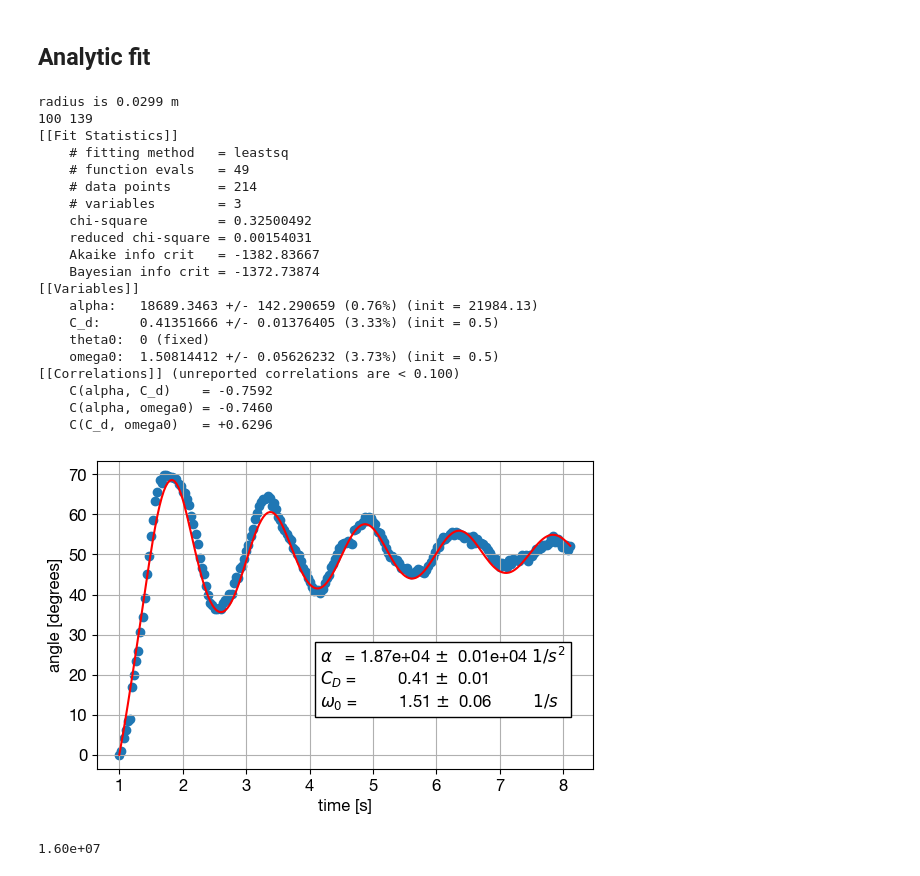
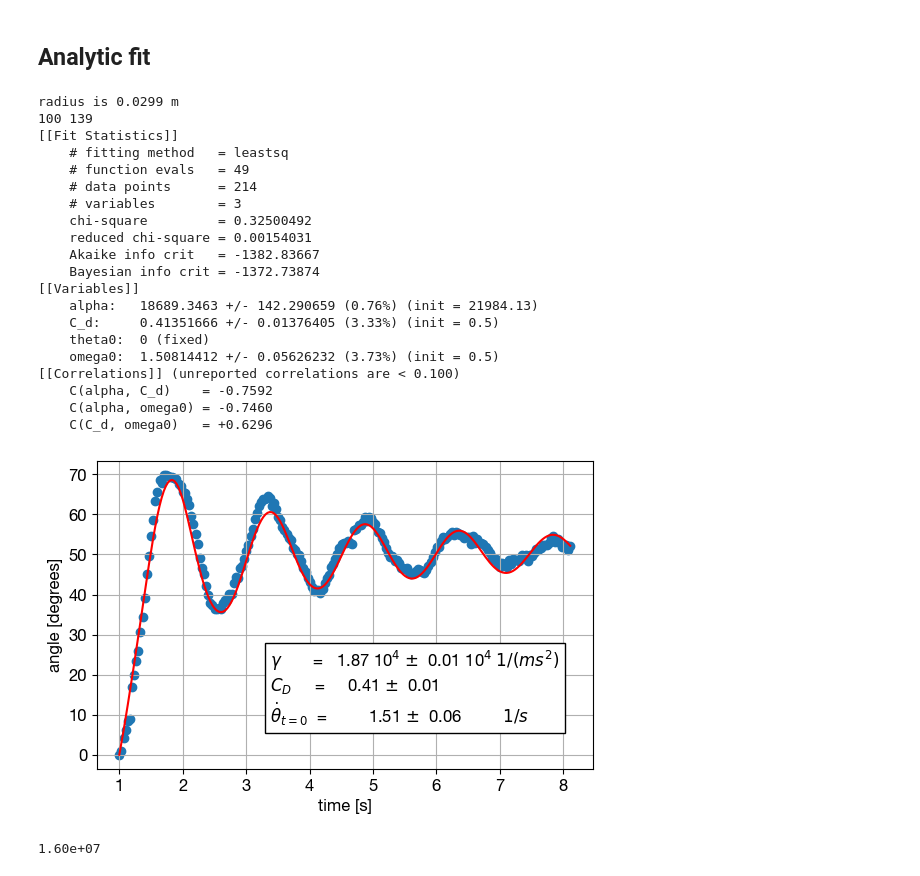
Before and after one commit to ebellincioni/floatingIce, a Jupyter notebook: 2024-05-09_rotations.ipynb, the cells around one changed output. Cells and saved outputs as stored; diff of their text form; code cells hidden in the pictures.

```diff
--- a/2024-05-09_rotations.ipynb
+++ b/2024-05-09_rotations.ipynb
@@ -305,39 +305,38 @@ plt.plot(t,np.rad2deg(data_fitted[:,0]),c='red')
 # plot and friends
 plt.scatter(t,np.rad2deg(theta_exp))
 props = dict(boxstyle='square', facecolor='white', alpha=1)
-textstr = r'$\alpha$   = ' + f'{result.params["alpha"].value:0<2.2e}'+r' $\pm$ '+f' {unumpy.std_devs(result.uvars["alpha"])/1e4:.2f}e+04'+r' $1/s^2$'+'\n' +\
-            r'$C_D$ = ' + f'\t{result.params["C_d"].value:0<4.2f}'+r' $\pm$ '+f' {unumpy.std_devs(result.uvars["C_d"]):0<4.2f}\n' +\
-            r'$\omega_{0}$ = ' + f'        {result.params["omega0"].value:0<4.2f}'+r' $\pm$ '+f' {unumpy.std_devs(result.uvars["omega0"]):0<4.2f}        '+r' $1/s$'
-plt.text(0.45,0.2,textstr,transform=plt.gca().transAxes,bbox=props)
+textstr = r'$\gamma$       = ' + f'  {result.params["alpha"].value/1e4:.2f}'+r' 10$^4$'+r' $\pm$ '+f' {unumpy.std_devs(result.uvars["alpha"])/1e4:.2f}'+r' 10$^4$'+r' $1/(ms^2)$'+'\n' +\
+            r'$C_D$     = ' + f'   \t{result.params["C_d"].value:0<4.2f}'+r' $\pm$ '+f' {unumpy.std_devs(result.uvars["C_d"]):0<4.2f}\n' +\
+            r'$\dot{\theta}_{t=0}$  = ' + f'        {result.params["omega0"].value:0<4.2f}'+r' $\pm$ '+f' {unumpy.std_devs(result.uvars["omega0"]):0<4.2f}        '+r' $1/s$'
+plt.text(0.35,0.15,textstr,transform=plt.gca().transAxes,bbox=props)
 plt.xlabel('time [s]')
 plt.ylabel('angle [degrees]')
 plt.grid()
-# plt.title(r'$\ddot{\theta} = -\alpha a(\theta)-2C_D\rho^*\dot{\theta}|\dot{\theta}|$' )#+ '\n' + r'$\alpha_{theo} = 2g/r^2$')
 report_fit(result)
 # plt.savefig('/Users/edoardo/Library/CloudStorage/OneDrive-UniversityofTwente/floating/graphics/oscillationsFit.pdf',format='pdf',bbox_inches='tight')
 plt.show()
 # %% [output]
 radius is 0.0299 m
 100 139
 [[Fit Statistics]]
     # fitting method   = leastsq
     # function evals   = 49
     # data points      = 214
     # variables        = 3
     chi-square         = 0.32500492
     reduced chi-square = 0.00154031
     Akaike info crit   = -1382.83667
     Bayesian info crit = -1372.73874
 [[Variables]]
     alpha:   18689.3463 +/- 142.290659 (0.76%) (init = 21984.13)
     C_d:     0.41351666 +/- 0.01376405 (3.33%) (init = 0.5)
     theta0:  0 (fixed)
     omega0:  1.50814412 +/- 0.05626232 (3.73%) (init = 0.5)
 [[Correlations]] (unreported correlations are < 0.100)
     C(alpha, C_d)    = -0.7592
     C(alpha, omega0) = -0.7460
     C(C_d, omega0)   = +0.6296
-[figure, old version]
+[figure, new version]
 # %%
 print(f'{Ra(0.029,0,19.6):.2e}')
 # %% [output]
```
Also changed, not shown: 2 other files.
